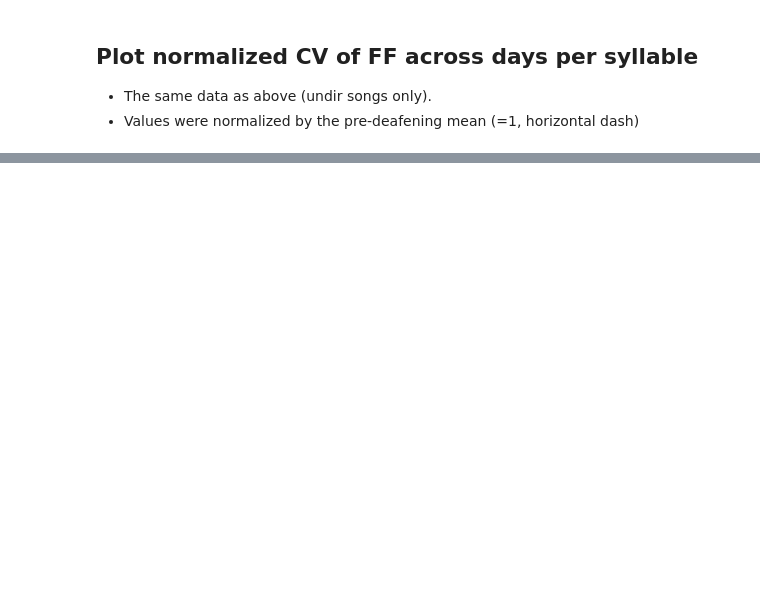
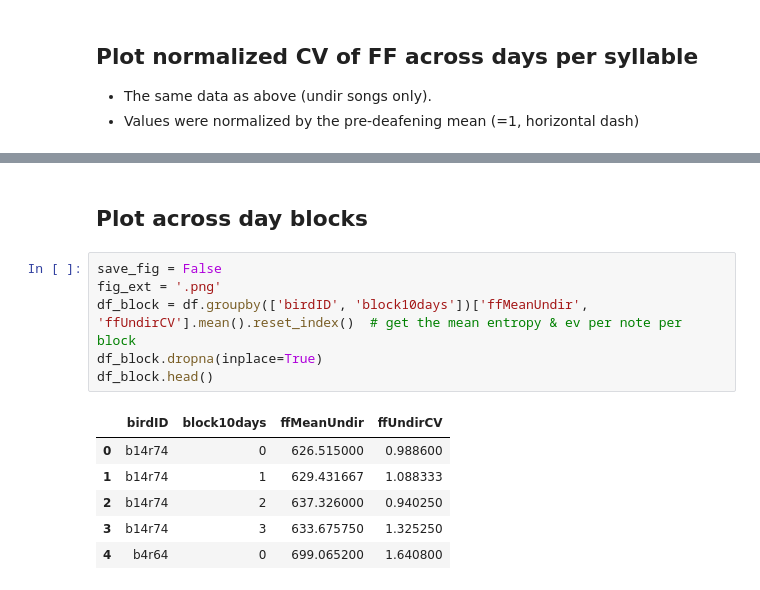
Before and after one commit to JaerongA/pyfinch, a Jupyter notebook: deafening/results/fundamental_frequency.ipynb, the cells around one changed output, grey strips where cells are left out. Drawn from its saved outputs; the diff is of its cells as text; blank space fills up the shorter version.

```diff
--- a/deafening/results/fundamental_frequency.ipynb
+++ b/deafening/results/fundamental_frequency.ipynb
@@ -84,0 +114,15 @@ ax = sns.scatterplot(x='taskName', y='ffUndirCV', data=df_cv_undir, hue="note",
+# %% [markdown]
+## Plot across day blocks
+# %%
+save_fig = False
+fig_ext = '.png'
+df_block = df.groupby(['birdID', 'block10days'])['ffMeanUndir', 'ffUndirCV'].mean().reset_index()  # get the mean entropy & ev per note per block
+df_block.dropna(inplace=True)
+df_block.head()
+# %% [output]
+|  | birdID | block10days | ffMeanUndir | ffUndirCV |
+| 0 | b14r74 | 0 | 626.515000 | 0.988600 |
+| 1 | b14r74 | 1 | 629.431667 | 1.088333 |
+| 2 | b14r74 | 2 | 637.326000 | 0.940250 |
+| 3 | b14r74 | 3 | 633.675750 | 1.325250 |
+| 4 | b4r64 | 0 | 699.065200 | 1.640800 |
```
Also changed, not shown: parts of 9 cells of this notebook, 9 other files.
